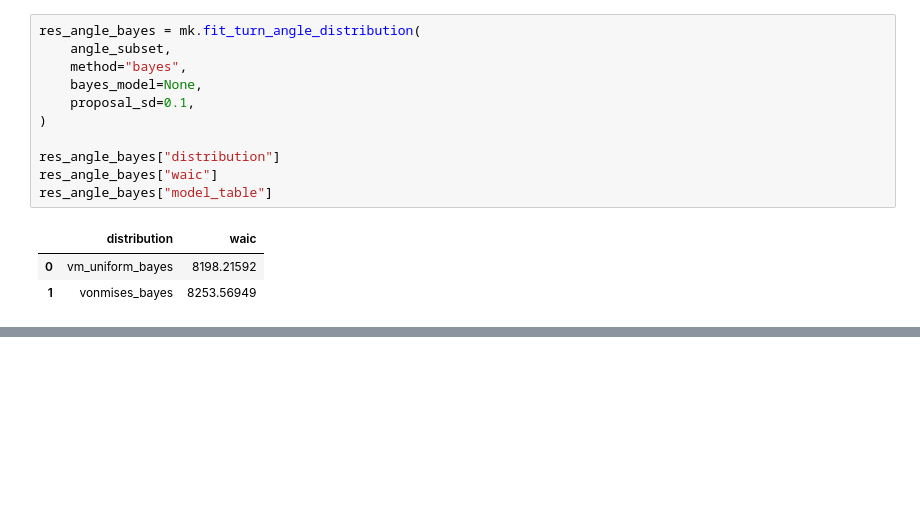
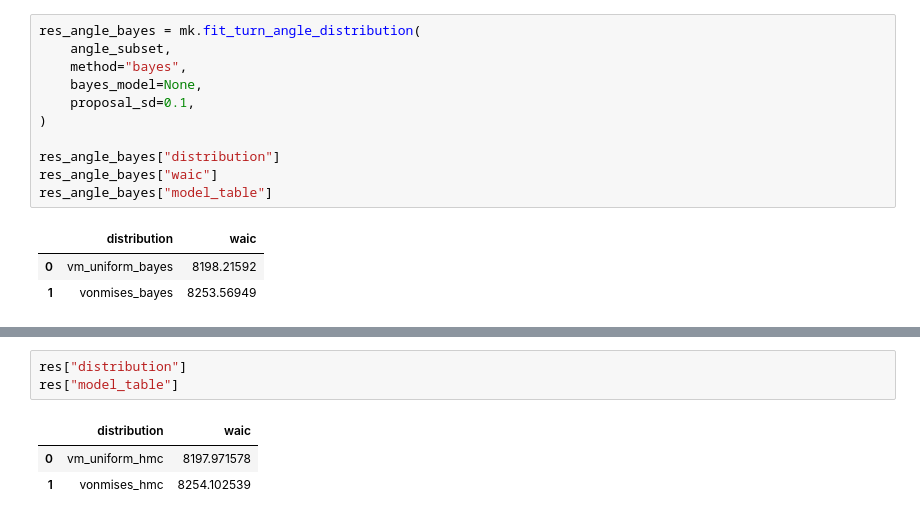
Before and after one commit to PantheraPaulus/hrHSA-public, a Jupyter notebook: Module_import&test.ipynb, the cells around one changed output, grey strips where cells are left out. Drawn from its saved outputs; the diff is of its cells as text; blank space fills up the shorter version.

```diff
--- a/Module_import&test.ipynb
+++ b/Module_import&test.ipynb
@@ -611,0 +764,7 @@ res_angle_bayes["model_table"]
+# %%
+res["distribution"]
+res["model_table"]
+# %% [output]
+|  | distribution | waic |
+| 0 | vm_uniform_hmc | 8197.971578 |
+| 1 | vonmises_hmc | 8254.102539 |
```
Also changed, not shown: parts of 17 cells of this notebook, 3 other files.
